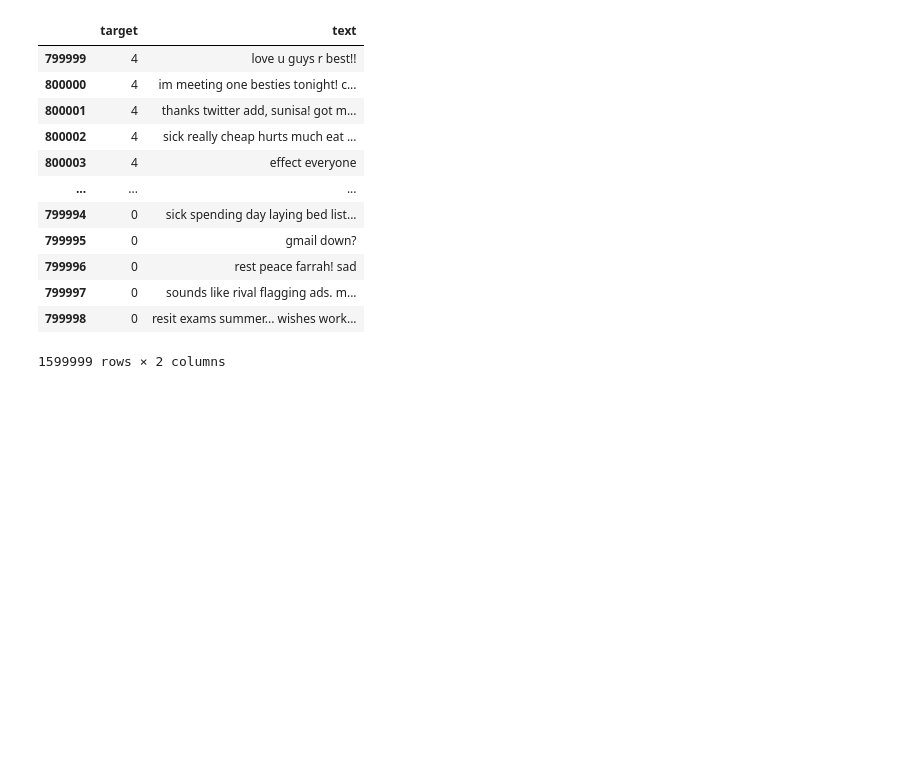
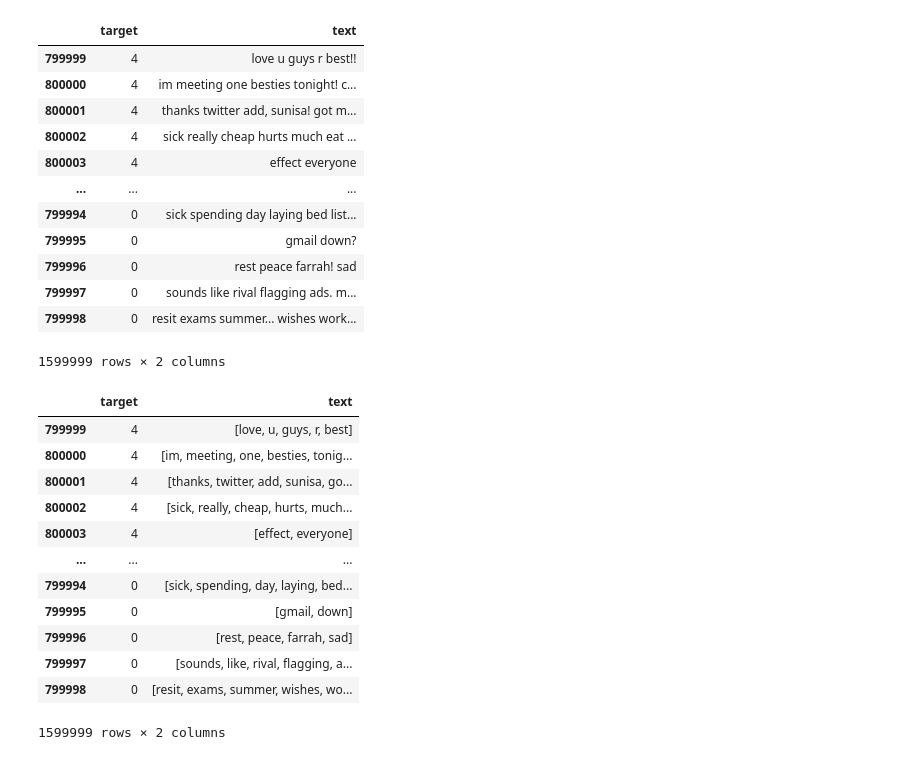
Before and after one commit to karsharma10/Machine_Learning_Sentiment_Analysis, a Jupyter notebook: project.ipynb, the cells around one changed output. Saved outputs shown, nothing was run; the diff lists cells and outputs as text; code cells hidden in the pictures; blank space fills up the shorter version.

```diff
--- a/project.ipynb
+++ b/project.ipynb
@@ -215,0 +221,20 @@ binary_twitter_set['text'] = binary_twitter_set['text'].apply(lambda text: remov
+# %%
+#We need tokenize first:
+
+binary_twitter_set['text'] = binary_twitter_set['text'].apply(lambda text: word_tokenize(text))
+# %%
+binary_twitter_set
+# %% [output]
+|  | target | text |
+| 799999 | 4 | [love, u, guys, r, best] |
+| 800000 | 4 | [im, meeting, one, besties, tonig... |
+| 800001 | 4 | [thanks, twitter, add, sunisa, go... |
+| 800002 | 4 | [sick, really, cheap, hurts, much... |
+| 800003 | 4 | [effect, everyone] |
+| ... | ... | ... |
+| 799994 | 0 | [sick, spending, day, laying, bed... |
+| 799995 | 0 | [gmail, down] |
+| 799996 | 0 | [rest, peace, farrah, sad] |
+| 799997 | 0 | [sounds, like, rival, flagging, a... |
+| 799998 | 0 | [resit, exams, summer, wishes, wo... |
+1599999 rows × 2 columns
```
Also changed, not shown: parts of 11 cells of this notebook.
